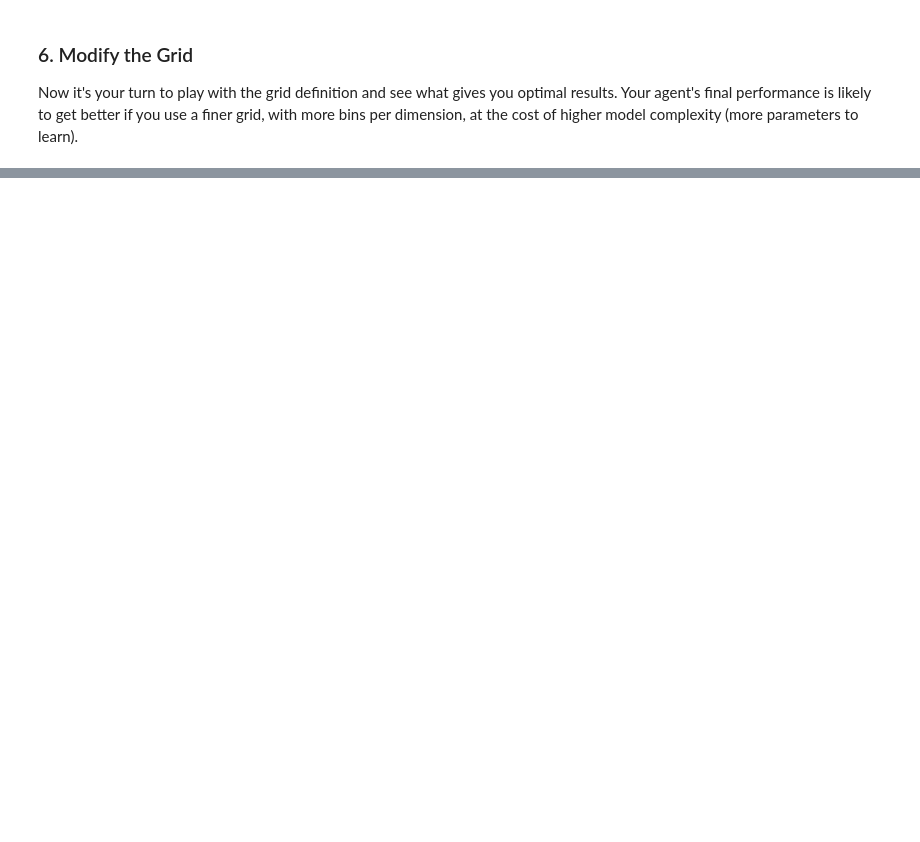
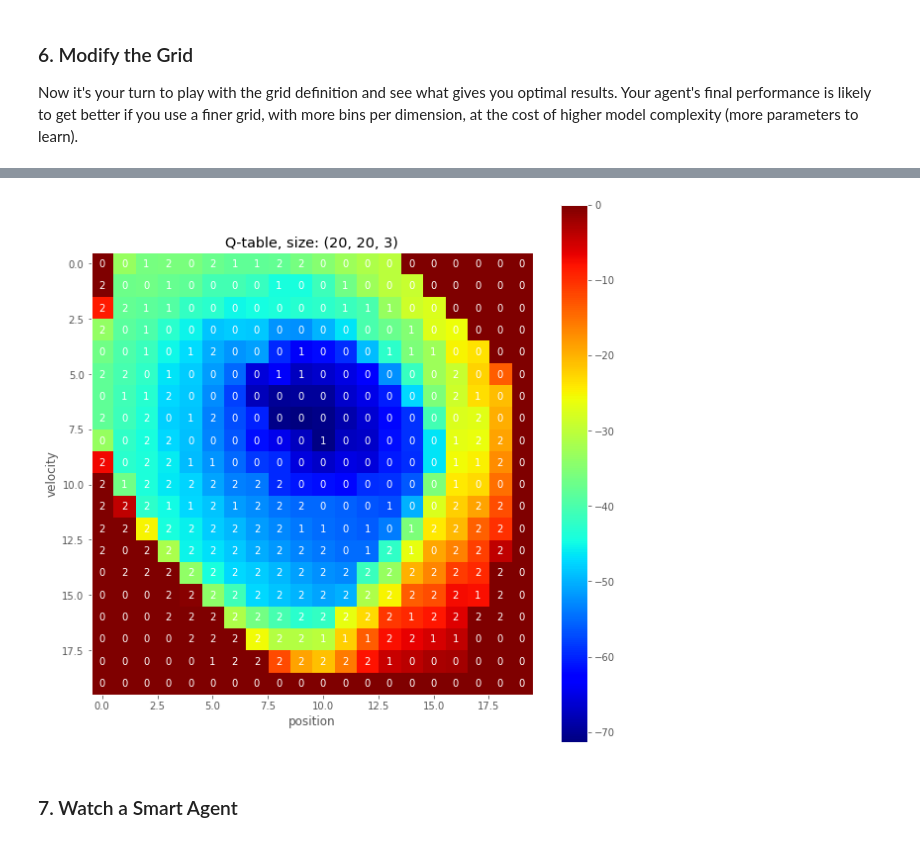
Before and after one commit to mlsdpk/MountainCar-Gym, a Jupyter notebook: notebook.ipynb, the cells around one changed output, grey strips where cells are left out. Saved outputs shown, nothing was run; the diff lists cells and outputs as text; code cells hidden in the pictures; blank space fills up the shorter version.

```diff
--- a/notebook.ipynb
+++ b/notebook.ipynb
@@ -381,0 +476,7 @@ Now it's your turn to play with the grid definition and see what gives you optim
+# %%
+# Visualize the learned Q-table
+plot_q_table(q_agent_new.q_table)
+# %% [output]
+[figure, added]
+# %% [markdown]
+### 7. Watch a Smart Agent
```
Also changed, not shown: parts of 17 cells of this notebook.
